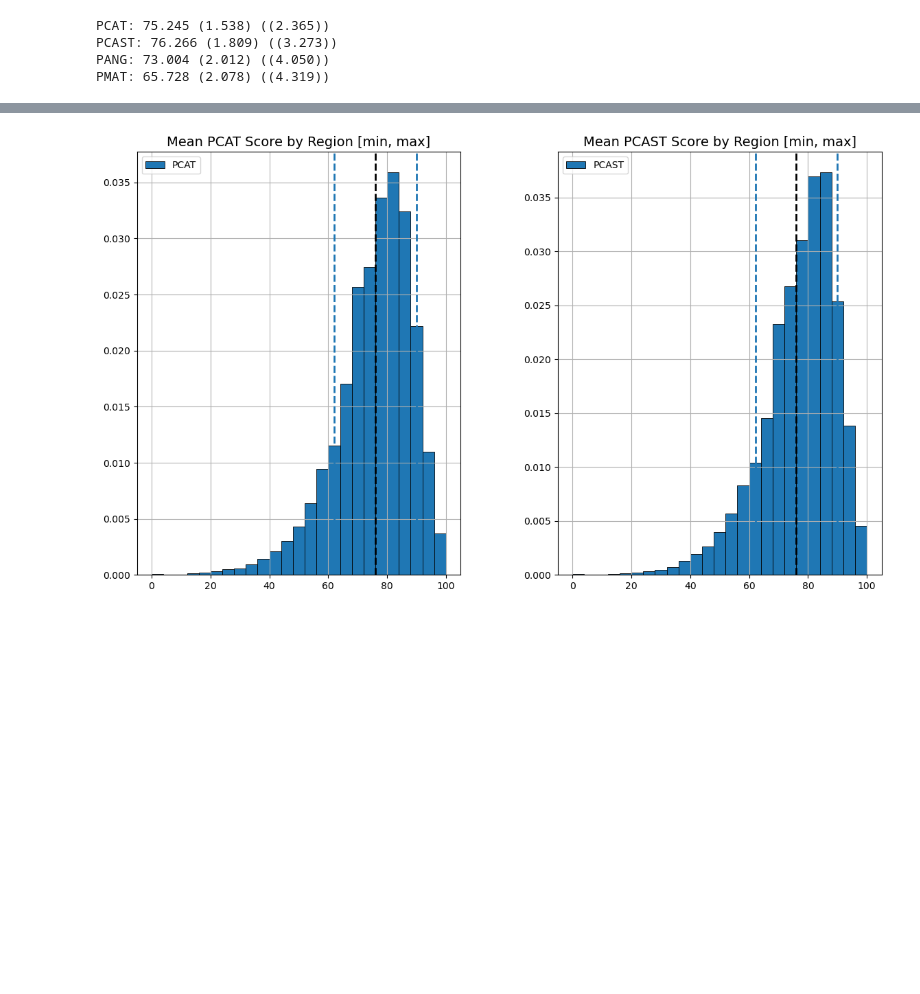
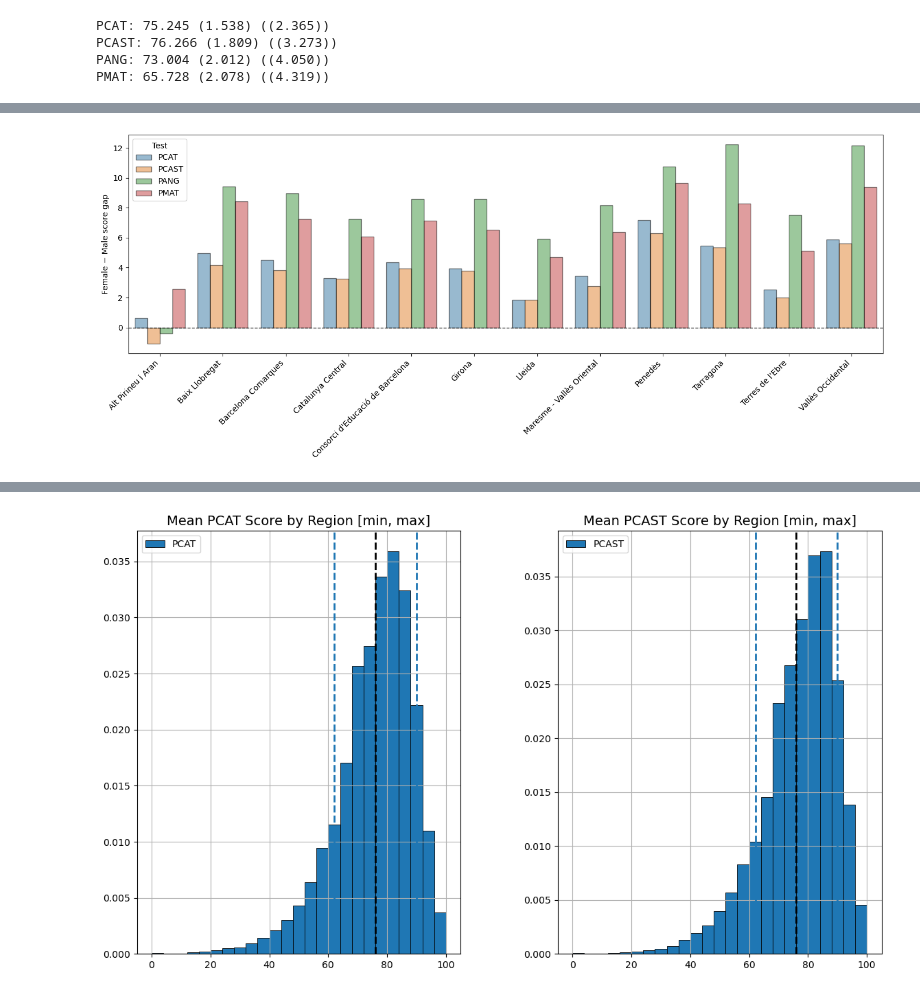
Before and after one commit to m-garcia-rodriguez/Education-Big-Data-Project, a Jupyter notebook: Notebooks/Geography.ipynb, the cells around one changed output, grey strips where cells are left out. Cells and saved outputs as stored; diff of their text form; code cells hidden in the pictures; blank space fills up the shorter version.

```diff
--- a/Notebooks/Geography.ipynb
+++ b/Notebooks/Geography.ipynb
@@ -570,3 +647,84 @@ plt.show()
+# %%
+scores_by_gen = (
+    df_s
+    .groupby(["AREA_TERRITORIAL", "GENERE"])
+    .agg(
+        PCAT=("PCAT", lambda x: x[x != 0].mean()),
+        PCAT_sd=("PCAT", lambda x: x[x != 0].std()),
+        PCAST=("PCAST", lambda x: x[x != 0].mean()),
+        PCAST_sd=("PCAST", lambda x: x[x != 0].std()),
+        PANG=("PANG", lambda x: x[x != 0].mean()),
+        PANG_sd=("PANG", lambda x: x[x != 0].std()),
+        PMAT=("PMAT", lambda x: x[x != 0].mean()),
+        PMAT_sd=("PMAT", lambda x: x[x != 0].std())
+    )
+    .reset_index()
+)
+wide = scores_by_gen.pivot(
+    index="AREA_TERRITORIAL",
+    columns="GENERE",
+    values=["PCAT", "PCAST", "PANG", "PMAT"]
+)
+gap = pd.DataFrame({
+    "PCAT": wide["PCAT"]["D"] - wide["PCAT"]["H"],
+    "PCAST": wide["PCAST"]["D"] - wide["PCAST"]["H"],
+    "PANG": wide["PANG"]["D"] - wide["PANG"]["H"],
+    "PMAT": wide["PMAT"]["D"] - wide["PMAT"]["H"],
+}).reset_index()
+
+
+
+
+scores_by_school = (
+    df_s
+    .groupby(["AREA_TERRITORIAL", "NATURALESA"])
+    .agg(
+        PCAT=("PCAT", lambda x: x[x != 0].mean()),
+        PCAST=("PCAST", lambda x: x[x != 0].mean()),
+        PANG=("PANG", lambda x: x[x != 0].mean()),
+        PMAT=("PMAT", lambda x: x[x != 0].mean())
+    )
+    .reset_index()
+)
+wide = scores_by_school.pivot(
+    index="AREA_TERRITORIAL",
+    columns="NATURALESA",
+    values=["PCAT", "PCAST", "PANG", "PMAT"]
+)
+
+gap = pd.DataFrame({
+    "PCAT": wide["PCAT"]["Privada"] - wide["PCAT"]["Pública"],
+    "PCAST": wide["PCAST"]["Privada"] - wide["PCAST"]["Pública"],
+    "PANG": wide["PANG"]["Privada"] - wide["PANG"]["Pública"],
+    "PMAT": wide["PMAT"]["Privada"] - wide["PMAT"]["Pública"],
+}).reset_index()
+gap_long = gap.melt(
+    id_vars="AREA_TERRITORIAL",
+    var_name="TEST",
+    value_name="GAP"
+)
+
+plt.figure(figsize=(14, 6))
+
+sns.barplot(
+    data=gap_long,
+    x="AREA_TERRITORIAL",
+    y="GAP",
+    hue="TEST",
+    alpha=0.5,
+    edgecolor='black'
+
+)
+
+plt.axhline(0, color="black", linestyle="--", linewidth=1)
+plt.ylabel("Female − Male score gap")
+plt.xlabel("")
+plt.xticks(rotation=45, ha="right")
+plt.legend(title="Test")
+plt.tight_layout()
+plt.show()
+# %% [output]
+[figure, added]
 # %%
 ## SECONDARY MEAN TEST-SUBJECT SCORES BY GEOGRAPHICAL REGION ##
 
```
Also changed, not shown: parts of 12 cells of this notebook, 1 other file.
